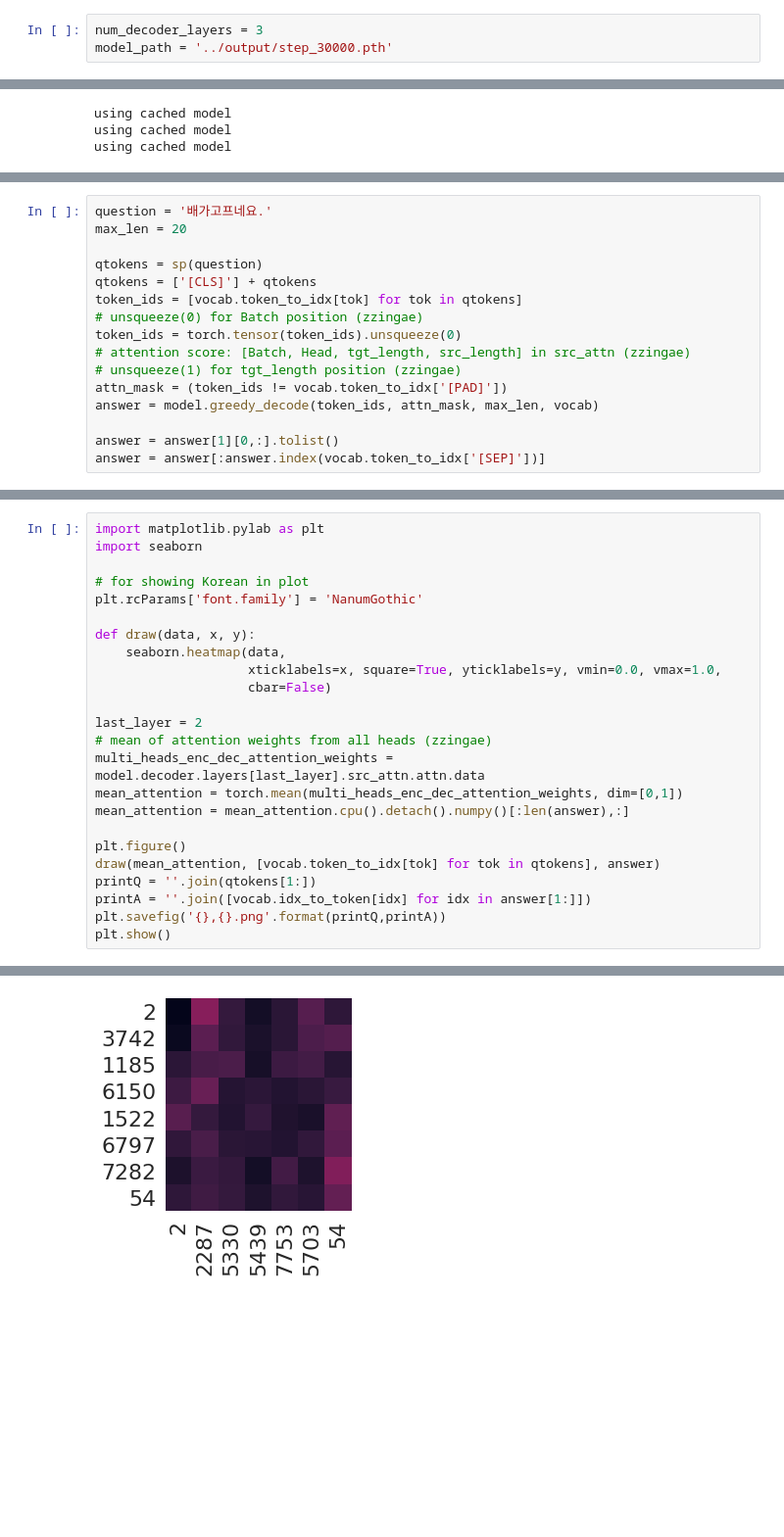
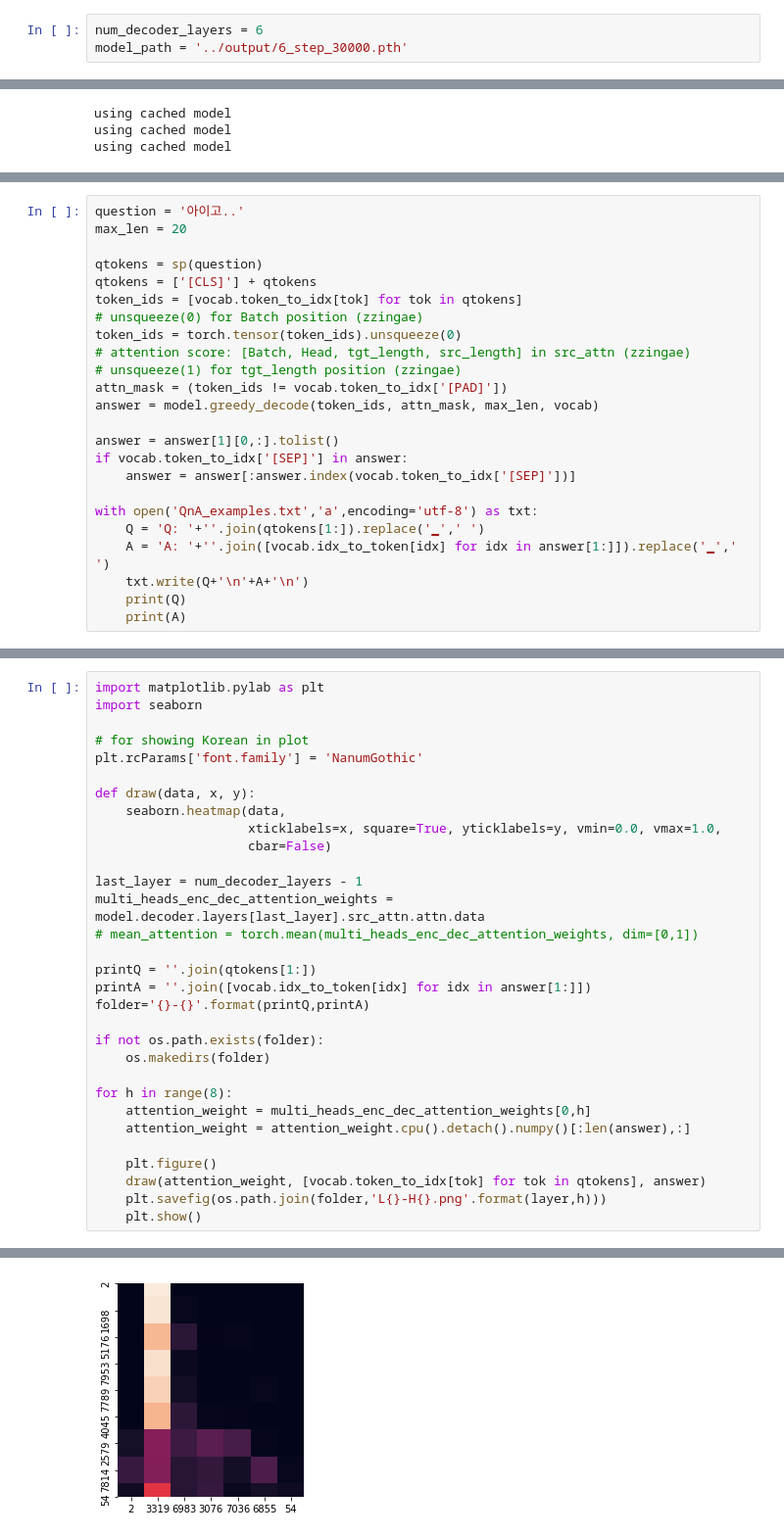
Before and after one commit to zzingae/KoBERT, a Jupyter notebook: scripts/prediction_notebook.ipynb, the cells around one changed output, grey strips where cells are left out. Shown: that part at 98% size. Drawn from its saved outputs; the diff is of its cells as text; blank space fills up the shorter version.

```diff
--- a/scripts/prediction_notebook.ipynb
+++ b/scripts/prediction_notebook.ipynb
@@ -7,8 +7,8 @@ from kobert.utils import get_tokenizer
 from gluonnlp.data import SentencepieceTokenizer
 import torch
 # %%
-num_decoder_layers = 3
-model_path = '../output/step_30000.pth'
+num_decoder_layers = 6
+model_path = '../output/6_step_30000.pth'
 # %%
 device = torch.device("cuda:0" if torch.cuda.is_available() else "cpu")
 model, vocab = make_model(num_decoder_layers)
@@ -27,5 +27,5 @@ device(type='cuda', index=0)
 # %%
-question = '배가고프네요.'
+question = '아이고..'
 max_len = 20
 
 qtokens = sp(question)
@@ -39,4 +39,12 @@ attn_mask = (token_ids != vocab.token_to_idx['[PAD]'])
 answer = model.greedy_decode(token_ids, attn_mask, max_len, vocab)
 
 answer = answer[1][0,:].tolist()
-answer = answer[:answer.index(vocab.token_to_idx['[SEP]'])]
+if vocab.token_to_idx['[SEP]'] in answer:
+    answer = answer[:answer.index(vocab.token_to_idx['[SEP]'])]
+
+with open('QnA_examples.txt','a',encoding='utf-8') as txt:
+    Q = 'Q: '+''.join(qtokens[1:]).replace('▁',' ')
+    A = 'A: '+''.join([vocab.idx_to_token[idx] for idx in answer[1:]]).replace('▁',' ')
+    txt.write(Q+'\n'+A+'\n')
+    print(Q)
+    print(A)
@@ -62,16 +63,23 @@ def draw(data, x, y):
                     xticklabels=x, square=True, yticklabels=y, vmin=0.0, vmax=1.0,
                     cbar=False)
 
-last_layer = 2
-# mean of attention weights from all heads (zzingae)
+last_layer = num_decoder_layers - 1
 multi_heads_enc_dec_attention_weights = model.decoder.layers[last_layer].src_attn.attn.data
-mean_attention = torch.mean(multi_heads_enc_dec_attention_weights, dim=[0,1])
-mean_attention = mean_attention.cpu().detach().numpy()[:len(answer),:]
+# mean_attention = torch.mean(multi_heads_enc_dec_attention_weights, dim=[0,1])
 
-plt.figure()
-draw(mean_attention, [vocab.token_to_idx[tok] for tok in qtokens], answer)
 printQ = ''.join(qtokens[1:])
 printA = ''.join([vocab.idx_to_token[idx] for idx in answer[1:]])
-plt.savefig('{},{}.png'.format(printQ,printA))
-plt.show()
+folder='{}-{}'.format(printQ,printA)
+
+if not os.path.exists(folder):
+    os.makedirs(folder)
+
+for h in range(8):
+    attention_weight = multi_heads_enc_dec_attention_weights[0,h]
+    attention_weight = attention_weight.cpu().detach().numpy()[:len(answer),:]
+
+    plt.figure()
+    draw(attention_weight, [vocab.token_to_idx[tok] for tok in qtokens], answer)
+    plt.savefig(os.path.join(folder,'L{}-H{}.png'.format(layer,h)))
+    plt.show()
 # %% [output]
@@ -79 +86 @@ findfont: Font family ['NanumGothic'] not found. Falling back to DejaVu Sans.
-[figure, old version]
+[figure, new version]
```
Also changed, not shown: parts of 6 cells of this notebook.
